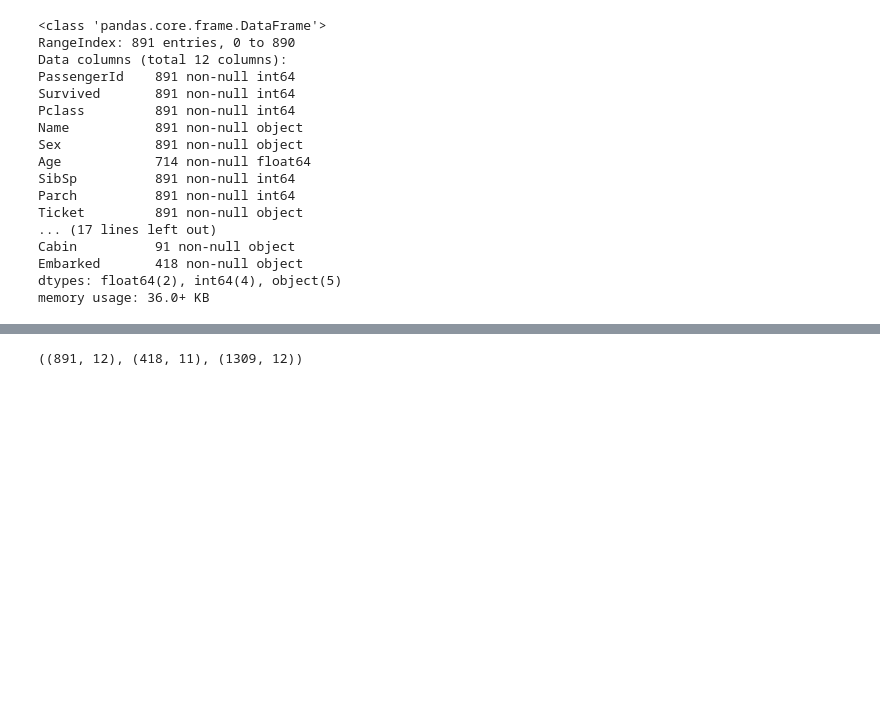
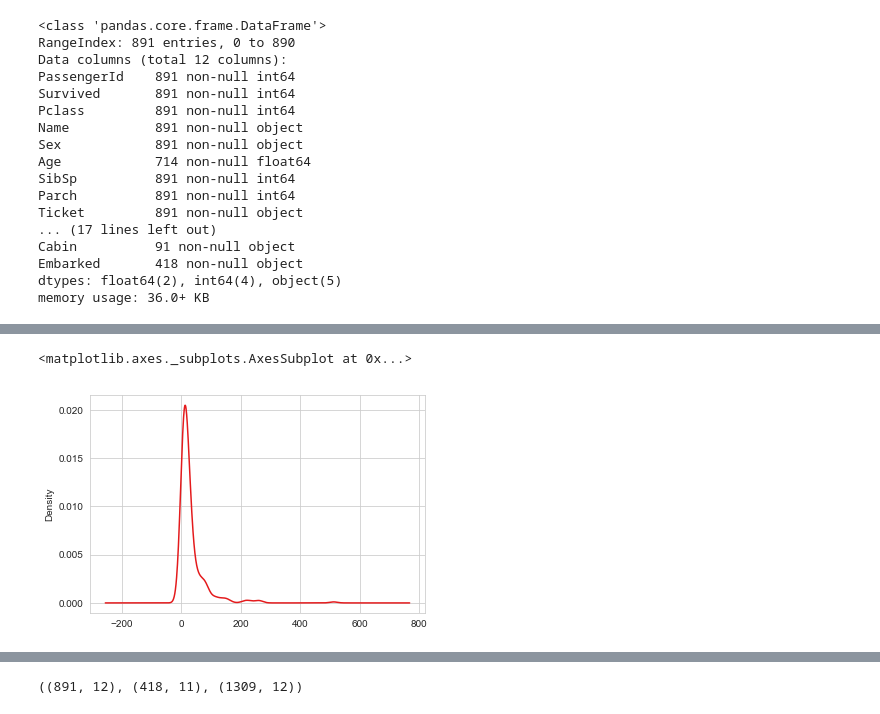
Before and after one commit to AutuanLiu/Kaggle-Compettions, a Jupyter notebook: Titanic/data pre-processing.ipynb, the cells around one changed output, grey strips where cells are left out. Cells and saved outputs as stored; diff of their text form; code cells hidden in the pictures; blank space fills up the shorter version.

```diff
--- a/Titanic/data pre-processing.ipynb
+++ b/Titanic/data pre-processing.ipynb
@@ -87,0 +141,5 @@ memory usage: 36.0+ KB
+# %%
+train_data.Fare.plot(kind='kde')
+# %% [output]
+<matplotlib.axes._subplots.AxesSubplot at 0x...>
+[figure, added]
```
Also changed, not shown: parts of 29 cells of this notebook, 3 other files.
